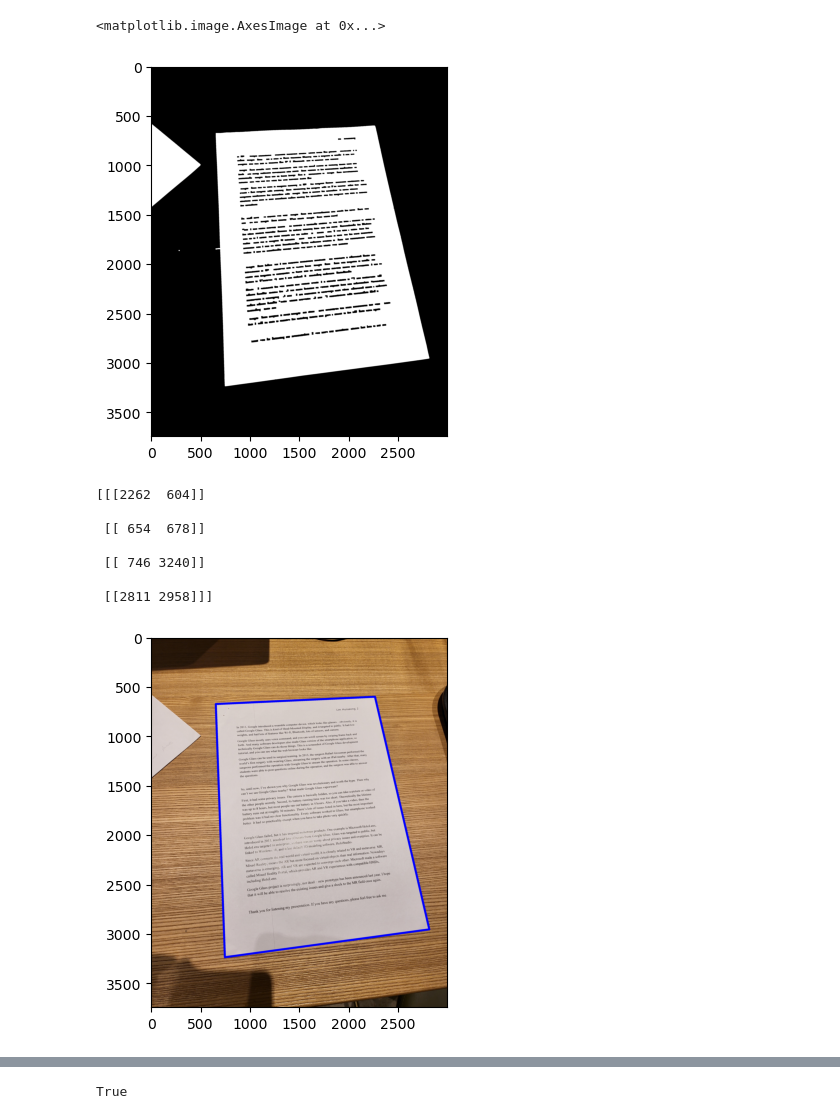
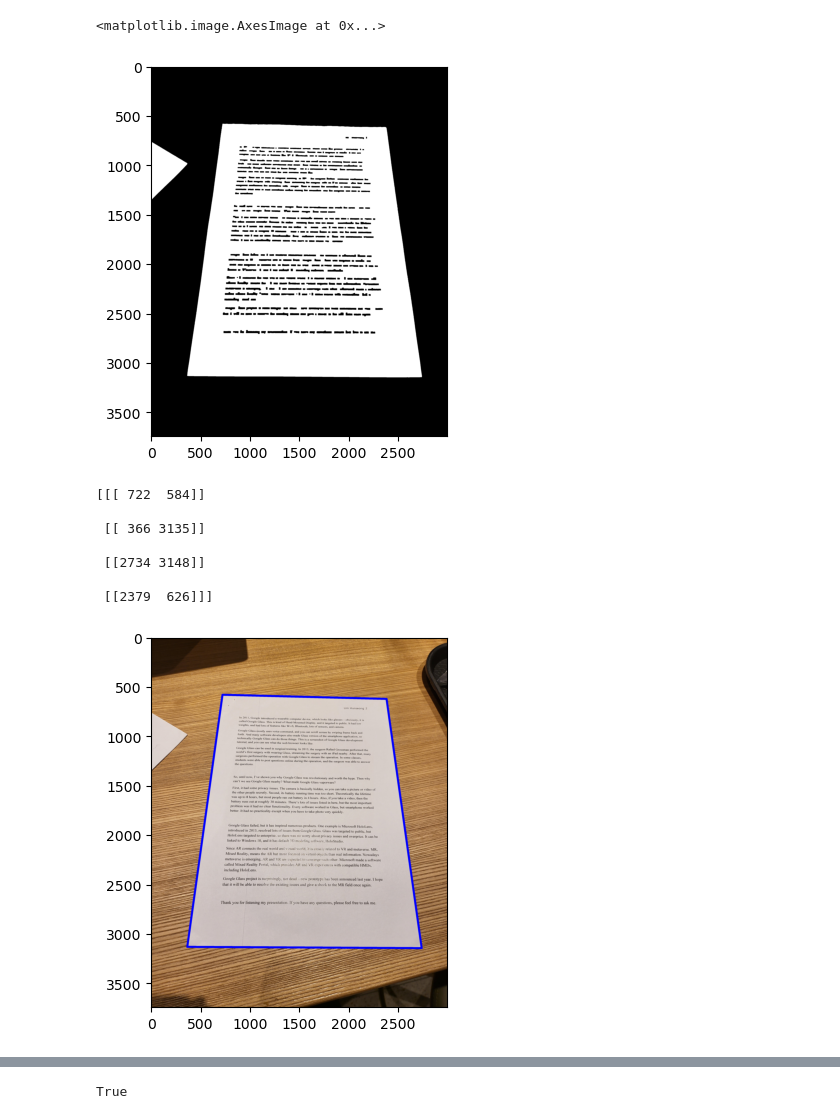
Before and after one commit to 5001945/2023Spring_IntroductionToComputerVision, a Jupyter notebook: get_a4.ipynb, the cells around one changed output, grey strips where cells are left out. Drawn from its saved outputs; the diff is of its cells as text; code cells hidden in the pictures.

Commit message:
Add test data and bugfix

```diff
--- a/get_a4.ipynb
+++ b/get_a4.ipynb
@@ -6,7 +6,7 @@ import numpy as np
 
 mpl.rcParams['image.cmap'] = 'gray'
 # %%
-img = cv2.imread("test/photo1.jpg")
+img = cv2.imread("test/photo0.jpg")
 img = cv2.cvtColor(img, cv2.COLOR_BGR2RGB)
 plt.imshow(img)
 # %% [output]
@@ -39,33 +39,36 @@ cv2.morphologyEx(img_thres, cv2.MORPH_CLOSE, kernel, img_thres)
 plt.imshow(img_thres)
 # %% [output]
 <matplotlib.image.AxesImage at 0x...>
-[figure, old version]
+[figure, new version]
 # %%
 # 얻은 테두리를 표시한다.
 h, w, *_ = img.shape
 # area_thres = 100000
 area_thres = h * w // 4
 
 img2 = img.copy()
 contours, _ = cv2.findContours(img_thres, cv2.RETR_EXTERNAL, cv2.CHAIN_APPROX_SIMPLE)
 for cnt in contours:
     area = cv2.contourArea(cnt)
     if area > area_thres:
         approx = cv2.approxPolyDP(cnt, 0.01 * cv2.arcLength(cnt, closed=True), closed=True)
         if len(approx) == 4:
             cv2.drawContours(img2, [approx], 0, (0, 0, 255), 20)
             break
+else:  # didn't break
+    raise ValueError("Cannot detect the paper.")
+
 plt.imshow(img2)
 print(approx)
 # %% [output]
-[[[2262  604]]
+[[[ 722  584]]
 
- [[ 654  678]]
+ [[ 366 3135]]
 
- [[ 746 3240]]
+ [[2734 3148]]
 
- [[2811 2958]]]
+ [[2379  626]]]
-[figure, old version]
+[figure, new version]
 # %%
 def sort_order(points: cv2.Mat) -> cv2.Mat:
     """좌상, 우상, 우하, 좌하 순서로 재정렬한다."""
```
Also changed, not shown: parts of 3 cells of this notebook, 11 other files.
